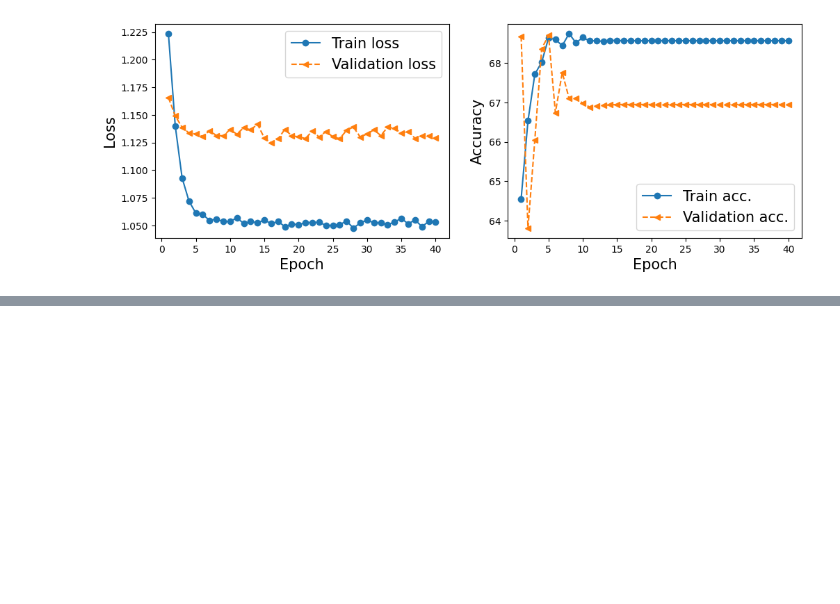
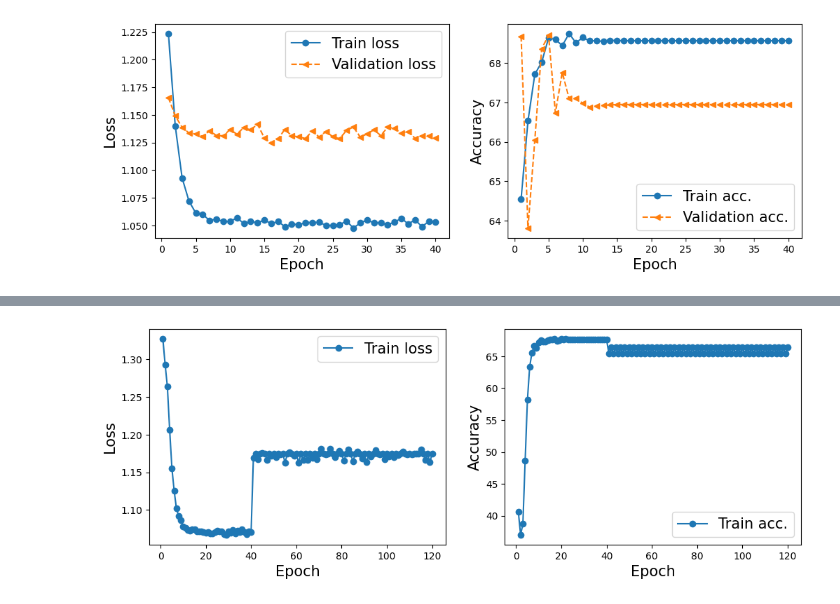
Before and after one commit to EsosaOrumwese/Msc_Research_Project_Multi-Task-Learning_CNN-GRU-biLSTM, a Jupyter notebook: preprocess.ipynb, the cells around one changed output, grey strips where cells are left out. Saved outputs shown, nothing was run; the diff lists cells and outputs as text; code cells hidden in the pictures; blank space fills up the shorter version.

```diff
--- a/preprocess.ipynb
+++ b/preprocess.ipynb
@@ -598,0 +674,13 @@ plot_history(ang_hist)
+# %%
+# Load the checkpoint
+checkpoint = torch.load('./model_checkpoint/run1_simpleCNN_tranv_chkpt.pth')
+
+# Load the different states
+model_tranv.load_state_dict(checkpoint['model_state_dict'])
+optimizer_tranv.load_state_dict(checkpoint['optimizer_state_dict'])
+scheduler_tranv.load_state_dict(checkpoint['scheduler_state_dict'])
+
+# Load the loss
+loss = checkpoint['loss']
+
+print(f'Loaded states from checkpoint with loss: {loss}')
@@ -598,0 +689,6 @@ plot_history(ang_hist)
+# %%
+engine_tranv = simpleCNN_engine(model_tranv, optimizer_tranv, scheduler_tranv, criterion, device)
+# %%
+tranv_endgame_hist = engine_tranv.train_endgame(valid_dl_tranv, test_dl_tranv, epochs=40,
+                                              save_path='./model_checkpoint/endgame_1_simpleCNN_tranv_chkpt.pth')
+np.save('./model_checkpoint/endgame_1_tranv_history.npy', np.array(tranv_endgame_hist))
@@ -598,0 +784,4 @@ plot_history(ang_hist)
+# %%
+plot_endgame_history(tranv_endgame_hist, tranv_hist)
+# %% [output]
+[figure, added]
```
Also changed, not shown: parts of 28 cells of this notebook, 7 other files.
